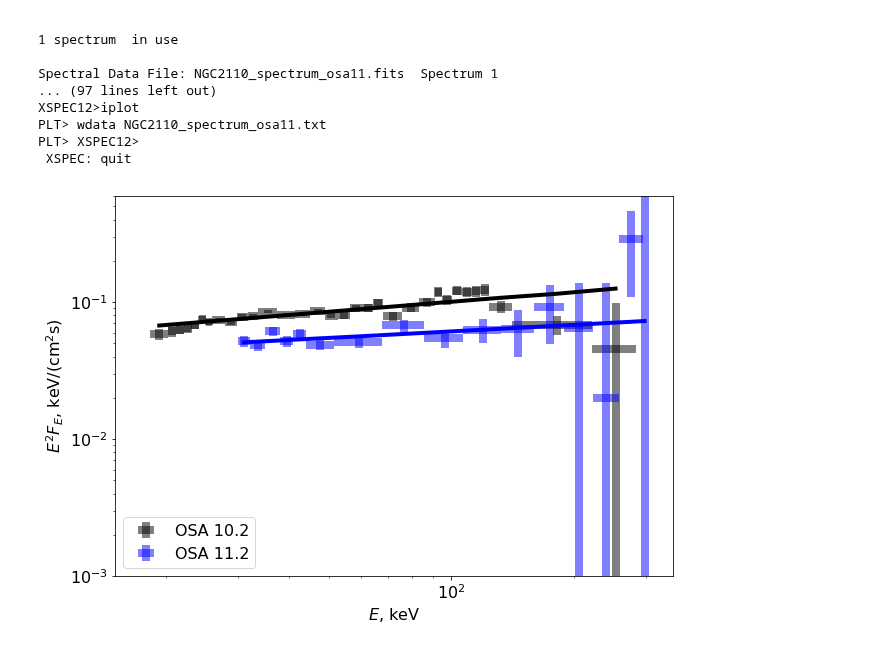
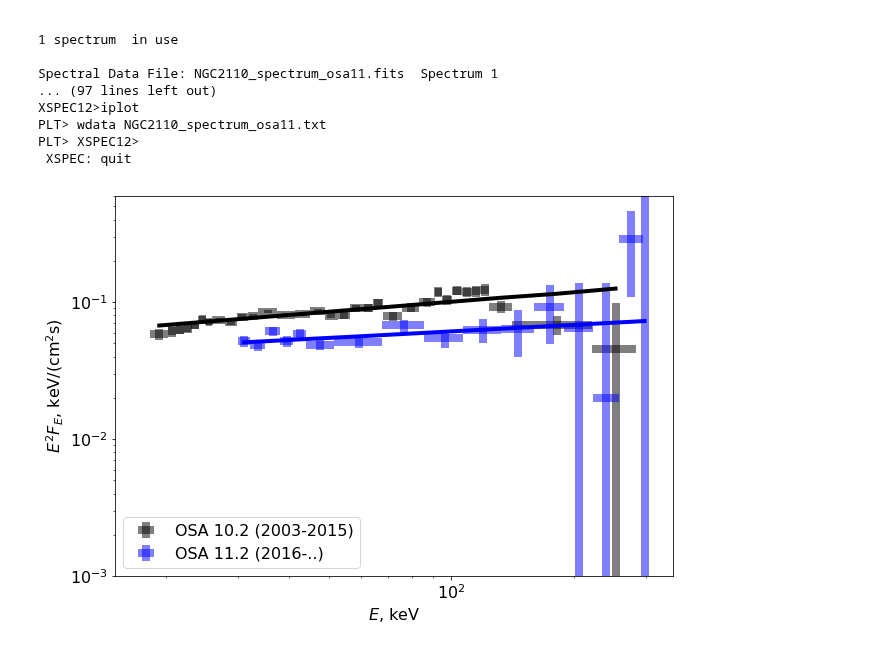
Before and after one commit to oda-hub/oda_api_benchmark, a Jupyter notebook: examples/spectrum_longterm.ipynb, the cells around one changed output. Saved outputs shown, nothing was run; the diff lists cells and outputs as text; code cells hidden in the pictures.

```diff
--- a/examples/spectrum_longterm.ipynb
+++ b/examples/spectrum_longterm.ipynb
@@ -483,35 +485,35 @@ PLT> XSPEC12>
 # %%
 plt.figure(figsize=(10,7))
 
 spectrum=np.genfromtxt(name+'_spectrum_osa10.txt',skip_header=3)
 en=spectrum[:,0]
 en_err=spectrum[:,1]
 fl=spectrum[:,2]
 fl_err=spectrum[:,3]
 mo=spectrum[:,4]
-plt.errorbar(en,fl,xerr=en_err,yerr=fl_err,linestyle='none',linewidth=8,color='black',alpha=0.5,label='OSA 10.2')
+plt.errorbar(en,fl,xerr=en_err,yerr=fl_err,linestyle='none',linewidth=8,color='black',alpha=0.5,label='OSA 10.2 (2003-2015)')
 plt.plot(en,mo,color='black',linewidth=4)
 
 spectrum=np.genfromtxt(name+'_spectrum_osa11.txt',skip_header=3)
 en=spectrum[:,0]
 en_err=spectrum[:,1]
 fl=spectrum[:,2]
 fl_err=spectrum[:,3]
 mo=spectrum[:,4]
-plt.errorbar(en,fl,xerr=en_err,yerr=fl_err,linestyle='none',linewidth=8,color='blue',alpha=0.5,label='OSA 11.2')
+plt.errorbar(en,fl,xerr=en_err,yerr=fl_err,linestyle='none',linewidth=8,color='blue',alpha=0.5,label='OSA 11.2 (2016-..)')
 plt.plot(en,mo,color='blue',linewidth=4)
 
 
 plt.tick_params(axis='both', which='major', labelsize=16)
 plt.xscale('log')
 plt.yscale('log')
 plt.ylim(1.e-3,6.e-1)
 plt.xlim(15,350)
 plt.xlabel('$E$, keV',fontsize=16)
 plt.ylabel('$E^2F_E$, keV/(cm$^2$s)',fontsize=16)
 plt.legend(loc='lower left',fontsize=16)
 plt.savefig(name+'_spectrum.pdf',format='pdf',dpi=100)
 # %% [output]
-[figure, old version]
+[figure, new version]
 # %%
 spectrum_pdf=name+'_spectrum.pdf'
```
Also changed, not shown: parts of 7 cells of this notebook, 4 other files.
